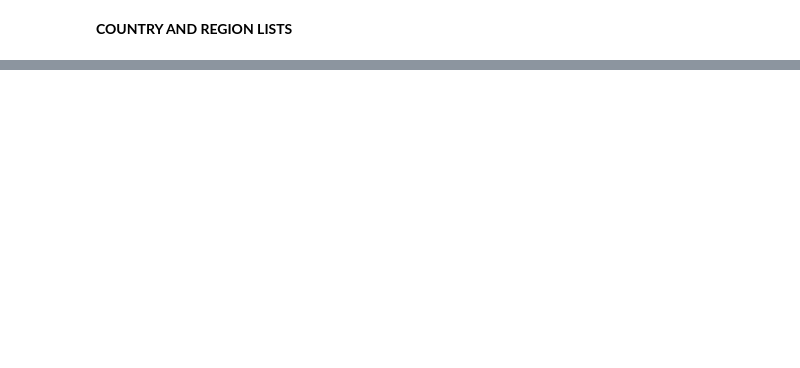
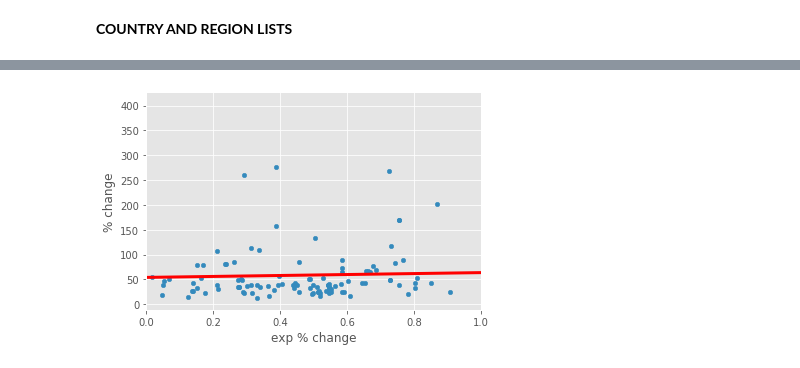
Before and after one commit to hckynumber9/Capstone-1, a Jupyter notebook: notebooks/capstone1.ipynb, the cells around one changed output, grey strips where cells are left out. Drawn from its saved outputs; the diff is of its cells as text; code cells hidden in the pictures; blank space fills up the shorter version.

```diff
--- a/notebooks/capstone1.ipynb
+++ b/notebooks/capstone1.ipynb
@@ -164,0 +375,12 @@ region_list = [
+# %%
+slope = 9.6205
+intercept = 54.0284
+
+ax = g_i_e.plot('exp % change','% change',kind='scatter')
+xx = np.linspace(0, 5, 2)
+ax.plot(xx, xx*slope + intercept, color='red', lw=3)
+_ = ax.set_xlim([0,1])
+
+# fig.savefig('exports_li.png', dpi=fig.dpi, bbox_inches='tight', pad_inches=0.5)
+# %% [output]
+[figure, added]
```
Also changed, not shown: parts of 29 cells of this notebook, 6 other files.
